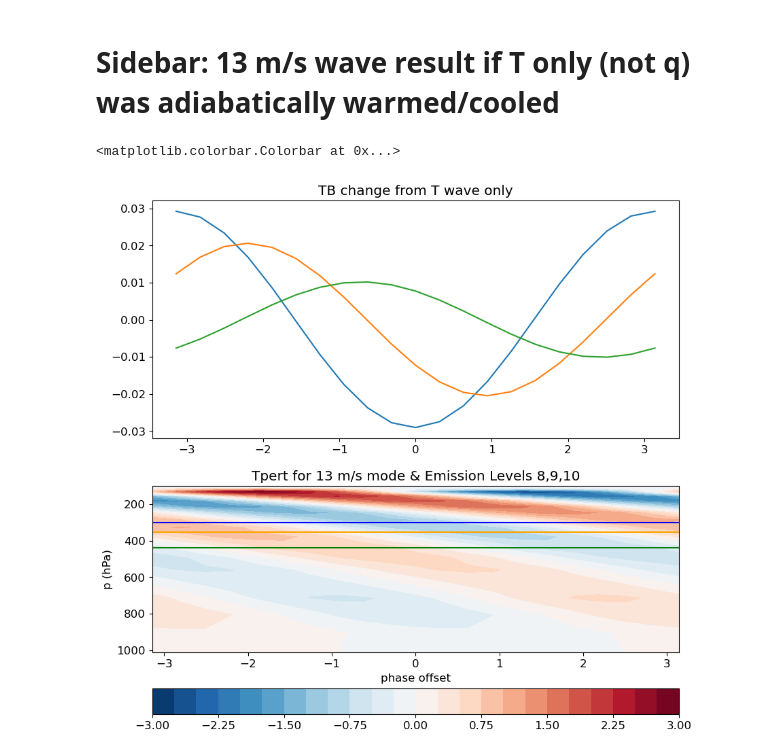
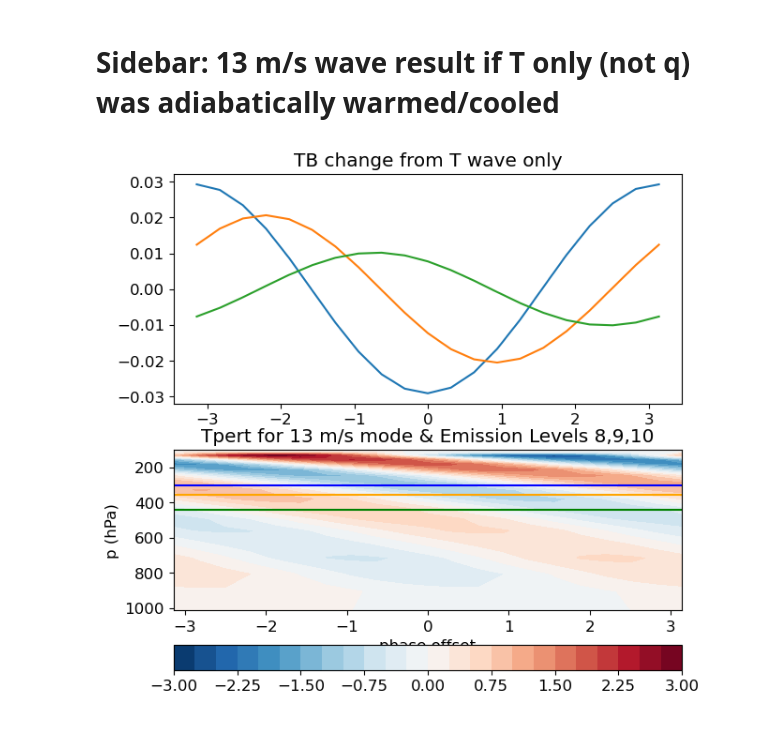
Before and after one commit to ATMOcanes/arts-lectures, a Jupyter notebook: exercises/06-olr/BEMolr.ipynb, the cells around one changed output. Saved outputs shown, nothing was run; the diff lists cells and outputs as text; code cells hidden in the pictures.

```diff
--- a/exercises/06-olr/BEMolr.ipynb
+++ b/exercises/06-olr/BEMolr.ipynb
@@ -873,24 +872,23 @@ for i,ph in enumerate(phase_offset):
     DT10s_phaseT.append(T10p - T10)
 # %%
 # Plot of TB change from adiabatic T only
-plt.figure(figsize=(10,10) )
+plt.figure(figsize=(7,7) )
 
 plt.subplot(211)
 plt.plot(phase_offset, DT8s_phaseT);
 plt.plot(phase_offset, DT9s_phaseT);
 plt.plot(phase_offset, DT10s_phaseT);
 plt.title('TB change from T wave only')
 
 plt.subplot(212)
 plt.contourf(phase_offset, pprof/100., Tp21, 25, cmap='RdBu_r')
 plt.title('Tpert for 13 m/s mode & Emission Levels 8,9,10')
 plt.ylim([1013,100]); plt.ylabel('p (hPa)')
 plt.xlabel('phase offset')
 plt.hlines(EL8/100, -np.pi, np.pi,'blue');
 plt.hlines(EL9/100, -np.pi, np.pi,'orange');
 plt.hlines(EL10/100,-np.pi, np.pi,'green');
 
-plt.colorbar(location='bottom')
+plt.colorbar(location='bottom');
 # %% [output]
-<matplotlib.colorbar.Colorbar at 0x...>
-[figure, old version]
+[figure, new version]
```
Also changed, not shown: parts of 3 cells of this notebook.
